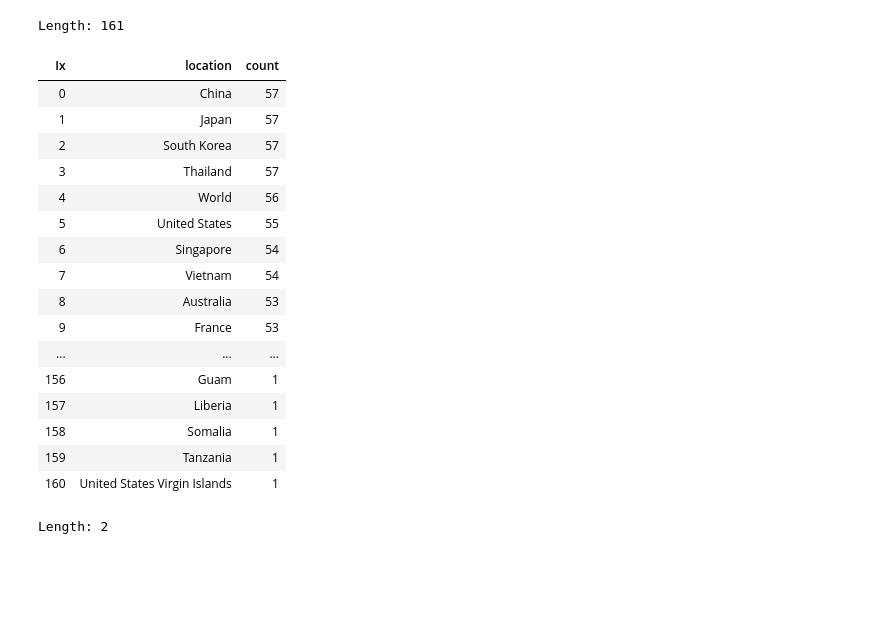
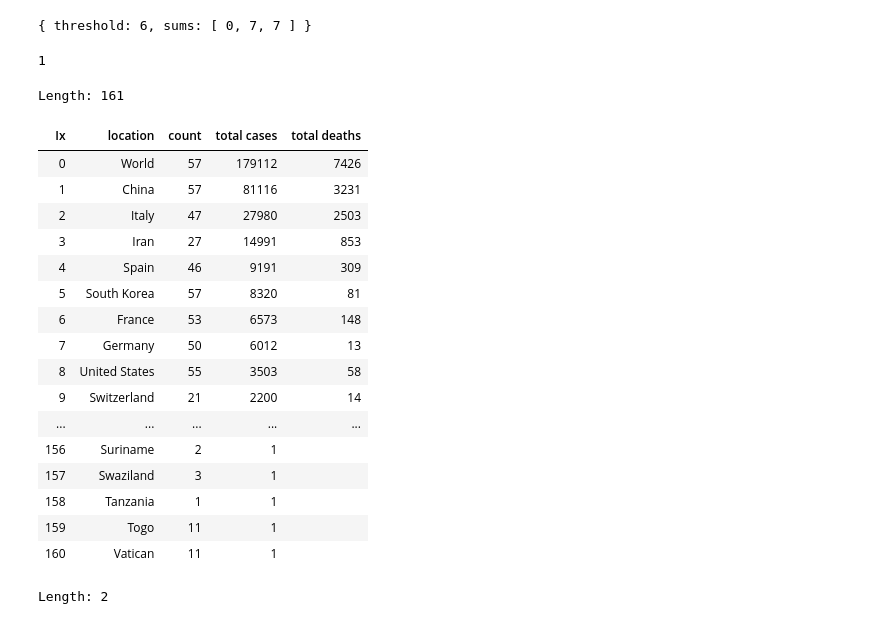
Before and after one commit to nurulc/data-frame, a Jupyter notebook: notebook/frame-test.ipynb, the cells around one changed output. Saved outputs shown, nothing was run; the diff lists cells and outputs as text; code cells hidden in the pictures; blank space fills up the shorter version.

```diff
--- a/notebook/frame-test.ipynb
+++ b/notebook/frame-test.ipynb
@@ -125,12 +135,13 @@ Object.keys(exports)
 # %%
-var request = require('request');
-var WORLD_DATA_SRC = 'https://covid.ourworldindata.org/data/full_data.csv';
+var WORLD_DATA_SRC = "https://www.ecdc.europa.eu/sites/default/files/documents/COVID-19-geographic-disbtribution-worldwide.csv"  ;
+var frame, continents;
+var CONTINENTS = "https://pkgstore.datahub.io/JohnSnowLabs/country-and-continent-codes-list/country-and-continent-codes-list-csv_csv/data/b7876b7f496677669644f3d1069d3121/country-and-continent-codes-list-csv_csv.csv"
+
 request.get(WORLD_DATA_SRC, function (error, response, body) {
     if (!error && response.statusCode == 200) {
         var csv = body;
         frame = frameFromBuffer(csv.toString(),'',csvLine);
-        frame.data = frame.data.slice(0, frame.length-2)
+        //frame.data = frame.data.slice(0, frame.length-2)
     }
 });
-0
 # %% [output]
@@ -137,0 +253,5 @@ request.get(WORLD_DATA_SRC, function (error, response, body) {
+# %%
+frame.sort(['GeoId', 'Year', 'Month', 'Day'])
+     .groupBy(['Countries and territories', 'GeoId',
+               gb.sum('Cases'), gb.sum('Deaths')])
+     .project(['Countries and territories=Location', 'GeoId', 'Cases', 'Deaths'])
@@ -138,25 +285,34 @@ request.get(WORLD_DATA_SRC, function (error, response, body) {
+# %%
+frameNumericColumns(disp);
+[1,2,3].indexOf(2)
+# %% [output]
+{ threshold: 6, sums: [ 0, 7, 7 ] }
+1
 # %%
-var {Frame, frameFromBuffer, csvLine, tsvLine, gb} = exports;
-frame.groupBy(['location',gb.count('date','count')]).sort(['-count'])
+//var {Frame, frameFromBuffer, csvLine, tsvLine, gb} = exports;
+frame.groupBy(['location',gb.count('date','count'),
+               gb.max('total_cases'),
+               gb.max('total_deaths')]
+             ).sort(['-total_cases'])
 # %% [output]
 Length: 161
-| Ix | location | count |
-| 0 | China | 57 |
-| 1 | Japan | 57 |
-| 2 | South Korea | 57 |
-| 3 | Thailand | 57 |
-| 4 | World | 56 |
-| 5 | United States | 55 |
-| 6 | Singapore | 54 |
-| 7 | Vietnam | 54 |
-| 8 | Australia | 53 |
-| 9 | France | 53 |
-| ... | ... | ... |
-| 156 | Guam | 1 |
-| 157 | Liberia | 1 |
-| 158 | Somalia | 1 |
-| 159 | Tanzania | 1 |
-| 160 | United States Virgin Islands | 1 |
+| Ix | location | count | total cases | total deaths |
+| 0 | World | 57 | 179112 | 7426 |
+| 1 | China | 57 | 81116 | 3231 |
+| 2 | Italy | 47 | 27980 | 2503 |
+| 3 | Iran | 27 | 14991 | 853 |
+| 4 | Spain | 46 | 9191 | 309 |
+| 5 | South Korea | 57 | 8320 | 81 |
+| 6 | France | 53 | 6573 | 148 |
+| 7 | Germany | 50 | 6012 | 13 |
+| 8 | United States | 55 | 3503 | 58 |
+| 9 | Switzerland | 21 | 2200 | 14 |
+| ... | ... | ... | ... | ... |
+| 156 | Suriname | 2 | 1 |  |
+| 157 | Swaziland | 3 | 1 |  |
+| 158 | Tanzania | 1 | 1 |  |
+| 159 | Togo | 11 | 1 |  |
+| 160 | Vatican | 11 | 1 |  |
 # %%
 var s = readZipData('../data/reference/all_icd10_codes.tsv.gz').toString('utf8');
 var {Frame, frameFromBuffer, tsvLine} = exports;
```
Also changed, not shown: parts of 16 cells of this notebook, 8 other files.
